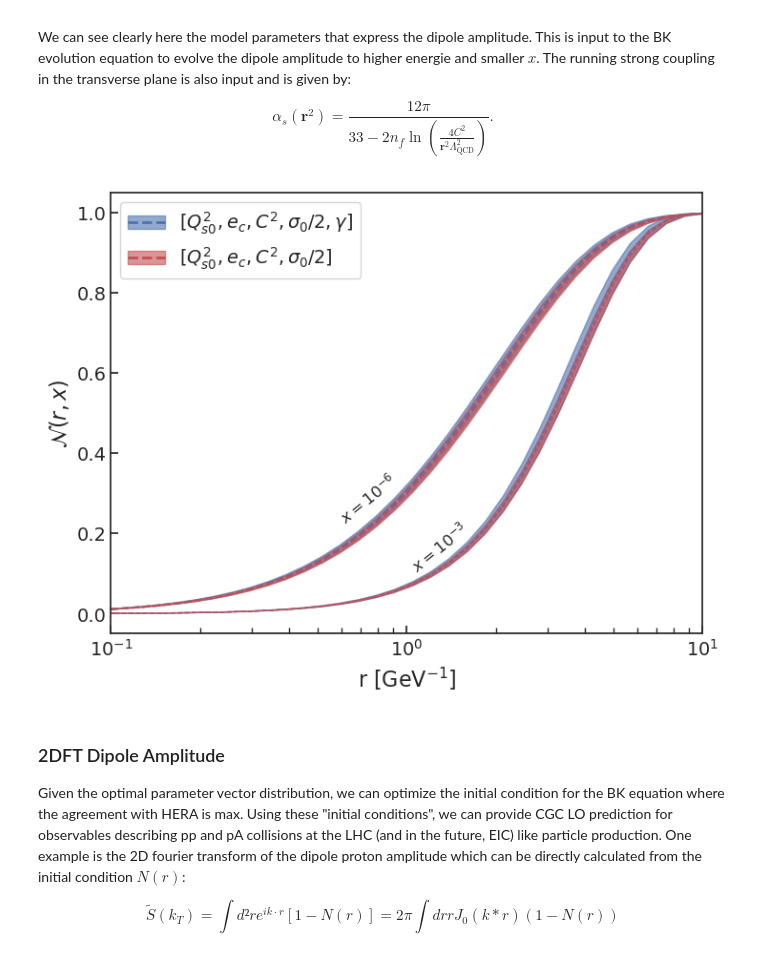
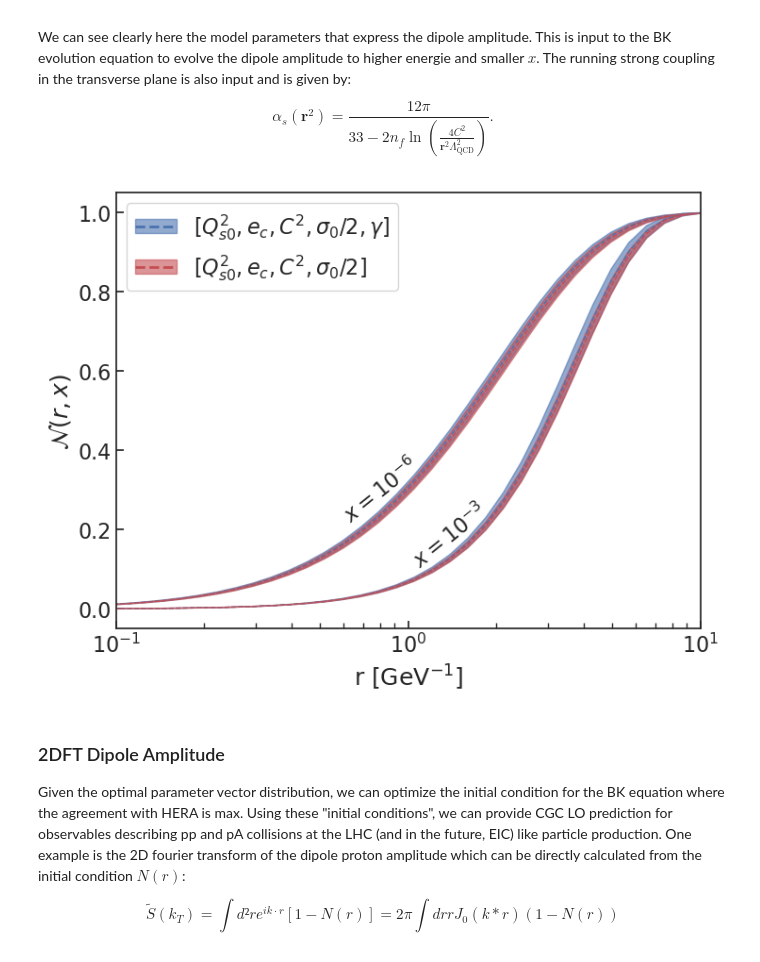
Before and after one commit to camcasuga/BayesianBK_results, a Jupyter notebook: analysis.ipynb, the cells around one changed output. Saved outputs shown, nothing was run; the diff lists cells and outputs as text; code cells hidden in the pictures.

```diff
--- a/analysis.ipynb
+++ b/analysis.ipynb
@@ -12,12 +12,12 @@ from my_plotting import *
 from my_functions import *
 sns.set()
 sns.set_style('ticks')
-plt.rcParams.update({'xtick.labelsize': 18,
-                     'ytick.labelsize': 18,
-                     'axes.labelsize': 20,
-                     'axes.titlesize': 22,
-                     'legend.fontsize': 18,
-                     'legend.title_fontsize': 18,
+plt.rcParams.update({'xtick.labelsize': 14,
+                     'ytick.labelsize': 14,
+                     'axes.labelsize': 16,
+                     'axes.titlesize': 20,
+                     'legend.fontsize': 16,
+                     'legend.title_fontsize': 16,
                      #'figure.autolayout': True,
                      'xtick.direction': 'in',
                      'ytick.direction': 'in',})
@@ -405,18 +425,18 @@ eBK_mv5_dsd = eBK_mv5[0]- 2*eBK_mv5[2]
 # %%
 # plot initial bk
 fig, ax = plot_pred_mve_vs_mv5(iBK_comp, iBK, rs, r"$\mathcal{N}(r,x)$", "r [GeV$^{-1}$]", legend_loc = "upper left", linewidth_=1.0)
 
-ax.plot(rs, eBK_mv5[0], '--', color = "b")
+ax.plot(rs, eBK_mv5[0], '--', color = "b", linewidth = 1.0)
 ax.fill_between(rs, eBK_mv5_usd, eBK_mv5_dsd, color = "b", alpha = 0.6)
-ax.plot(rs, eBK_mve[0], '--', color = "r")
+ax.plot(rs, eBK_mve[0], '--', color = "r", linewidth = 1.0)
 ax.fill_between(rs, eBK_mve_usd, eBK_mve_dsd, color = "r", alpha = 0.6)
 ax.set_xscale("log")
 ax.set_xlim(.1, 10)
-ax.text(0.38, 0.25, r'$x_{} = 10^{-6}$', transform=ax.transAxes, rotation = 39)
-ax.text(0.5, 0.14, r'$x = 10^{-3}$', transform=ax.transAxes, rotation = 39)
+ax.text(0.38, 0.25, r'$x_{} = 10^{-6}$', transform=ax.transAxes, rotation = 39, fontsize = 16)
+ax.text(0.5, 0.14, r'$x = 10^{-3}$', transform=ax.transAxes, rotation = 39, fontsize = 16)
 fig.savefig("plots/{}_iebk.pdf".format(correlated_str), bbox_inches='tight')
 # %% [output]
-[figure, old version]
+[figure, new version]
 # %% [markdown]
 ### 2DFT Dipole Amplitude
 
```
Also changed, not shown: parts of 20 cells of this notebook, 11 other files.
